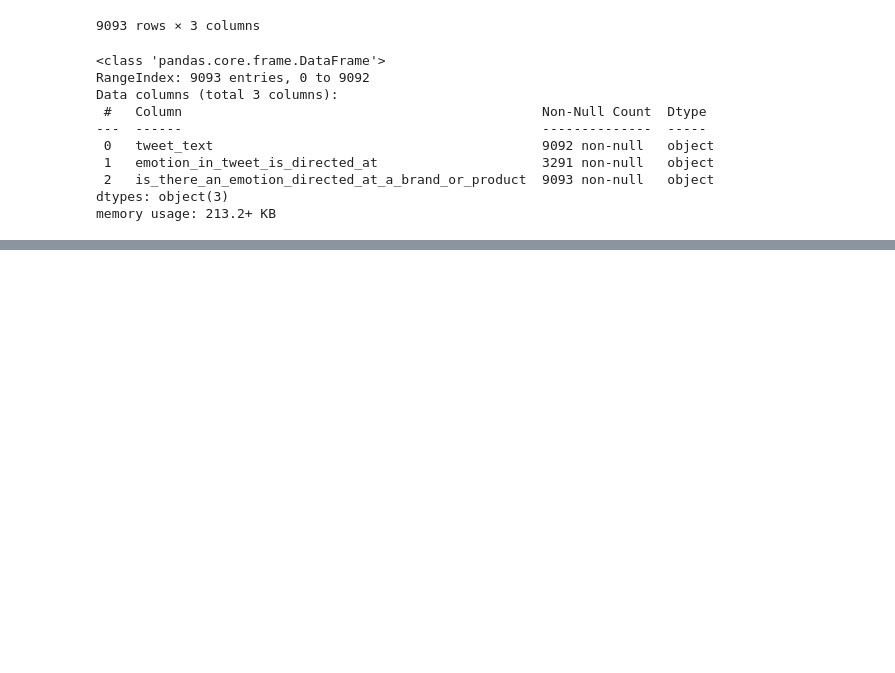
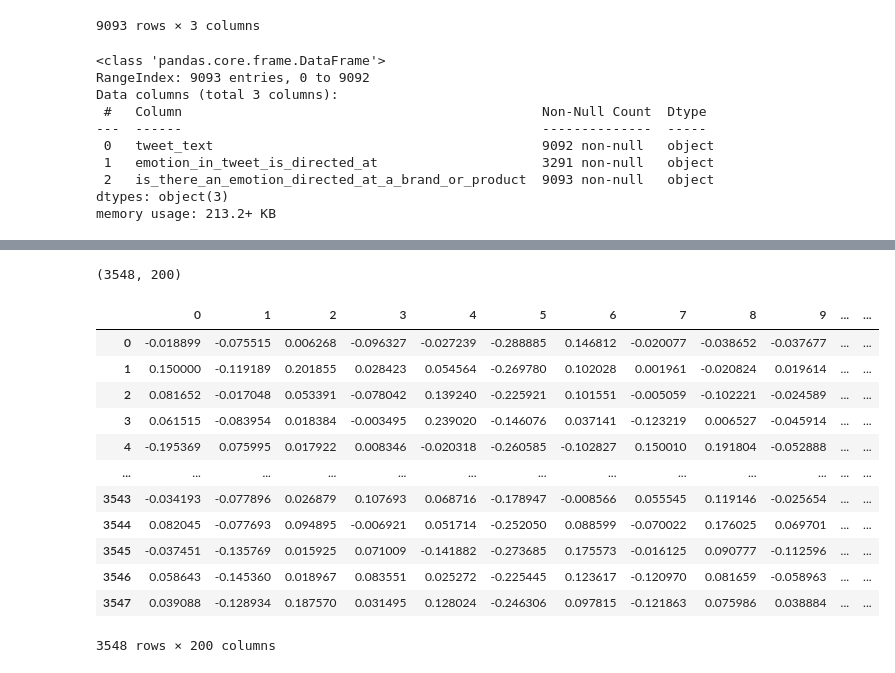
Before and after one commit to ValeriaVF/Twitter-Sentiment-Analysis-Using-NLP, a Jupyter notebook: main.ipynb, the cells around one changed output, grey strips where cells are left out. Saved outputs shown, nothing was run; the diff lists cells and outputs as text; code cells hidden in the pictures; blank space fills up the shorter version.

```diff
--- a/main.ipynb
+++ b/main.ipynb
@@ -37,0 +232,13 @@ memory usage: 213.2+ KB
+# %%
+model_w2v = gensim.models.Word2Vec(
+            sentences=binary_df.tweet_text_tokenized,
+            size=200, # desired no. of features/independent variables
+            window=5, # context window size
+            min_count=2,
+            sg = 1, # 1 for skip-gram model
+            hs = 0,
+            negative = 10, # for negative sampling
+            workers= 2, # no.of cores
+            seed = 34)
+
+model_w2v.train(binary_df.tweet_text_tokenized, total_examples=len(binary_df.tweet_text_tokenized), epochs=20)
@@ -37,0 +284,42 @@ memory usage: 213.2+ KB
+# %%
+def word_vector(tokens, size):
+    vec = np.zeros(size).reshape((1, size))
+    count = 0.
+    for word in tokens:
+        try:
+            vec += model_w2v.wv[word].reshape((1, size))
+            count += 1.
+        except KeyError: # handling the case where the token is not in vocabulary
+
+            continue
+    if count != 0:
+        vec /= count
+    return vec
+# %%
+binary_df.reset_index(inplace=True, drop=True)
+# %%
+wordvec_arrays = np.zeros((len(binary_df.tweet_text_tokenized), 200))
+
+for i in range(len(binary_df.emotion_num)):
+    wordvec_arrays[i,:] = word_vector(binary_df.tweet_text_tokenized[i], 200)
+
+wordvec_df = pd.DataFrame(wordvec_arrays)
+wordvec_df.shape
+# %% [output]
+(3548, 200)
+# %%
+wordvec_df
+# %% [output]
+|  | 0 | 1 | 2 | 3 | 4 | 5 | 6 | 7 | 8 | 9 | ... | ... |
+| 0 | -0.018899 | -0.075515 | 0.006268 | -0.096327 | -0.027239 | -0.288885 | 0.146812 | -0.020077 | -0.038652 | -0.037677 | ... | ... |
+| 1 | 0.150000 | -0.119189 | 0.201855 | 0.028423 | 0.054564 | -0.269780 | 0.102028 | 0.001961 | -0.020824 | 0.019614 | ... | ... |
+| 2 | 0.081652 | -0.017048 | 0.053391 | -0.078042 | 0.139240 | -0.225921 | 0.101551 | -0.005059 | -0.102221 | -0.024589 | ... | ... |
+| 3 | 0.061515 | -0.083954 | 0.018384 | -0.003495 | 0.239020 | -0.146076 | 0.037141 | -0.123219 | 0.006527 | -0.045914 | ... | ... |
+| 4 | -0.195369 | 0.075995 | 0.017922 | 0.008346 | -0.020318 | -0.260585 | -0.102827 | 0.150010 | 0.191804 | -0.052888 | ... | ... |
+| ... | ... | ... | ... | ... | ... | ... | ... | ... | ... | ... | ... | ... |
+| 3543 | -0.034193 | -0.077896 | 0.026879 | 0.107693 | 0.068716 | -0.178947 | -0.008566 | 0.055545 | 0.119146 | -0.025654 | ... | ... |
+| 3544 | 0.082045 | -0.077693 | 0.094895 | -0.006921 | 0.051714 | -0.252050 | 0.088599 | -0.070022 | 0.176025 | 0.069701 | ... | ... |
+| 3545 | -0.037451 | -0.135769 | 0.015925 | 0.071009 | -0.141882 | -0.273685 | 0.175573 | -0.016125 | 0.090777 | -0.112596 | ... | ... |
+| 3546 | 0.058643 | -0.145360 | 0.018967 | 0.083551 | 0.025272 | -0.225445 | 0.123617 | -0.120970 | 0.081659 | -0.058963 | ... | ... |
+| 3547 | 0.039088 | -0.128934 | 0.187570 | 0.031495 | 0.128024 | -0.246306 | 0.097815 | -0.121863 | 0.075986 | 0.038884 | ... | ... |
+3548 rows × 200 columns
```
Also changed, not shown: parts of 37 cells of this notebook.
